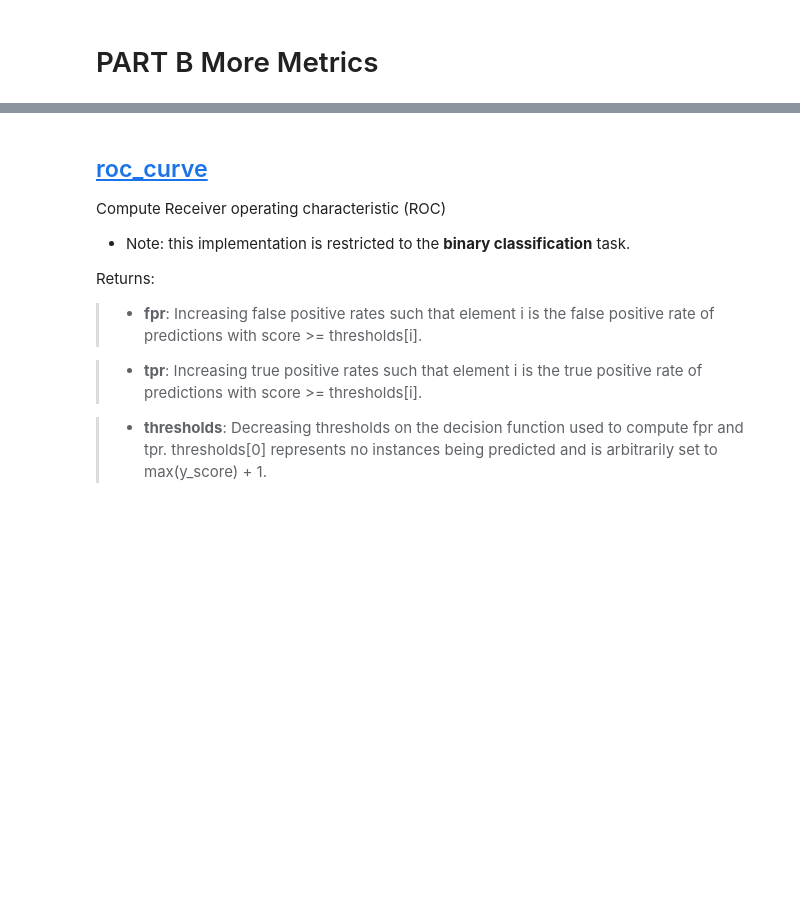
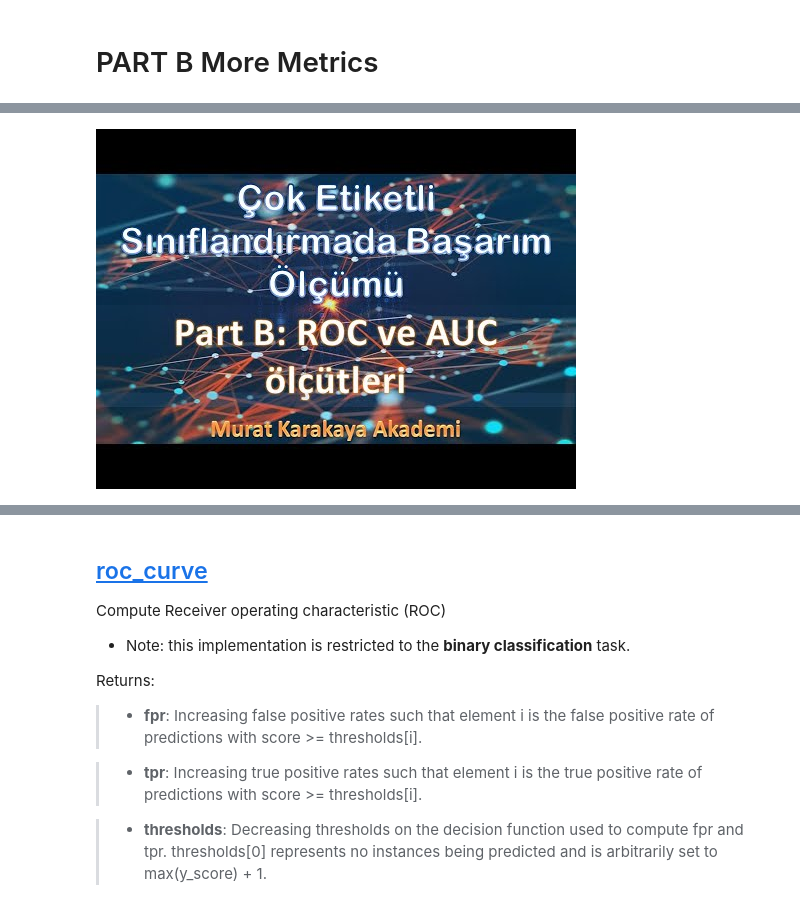
Before and after one commit to kmkarakaya/Deep-Learning-Tutorials, a Jupyter notebook: Multi_Label_Model_Evaulation.ipynb, the cells around one changed output, grey strips where cells are left out. Cells and saved outputs as stored; diff of their text form; code cells hidden in the pictures; blank space fills up the shorter version.

```diff
--- a/Multi_Label_Model_Evaulation.ipynb
+++ b/Multi_Label_Model_Evaulation.ipynb
@@ -584,3 +591,9 @@ weighted avg       0.67      0.50      0.56         6
+# %%
+#@title You can watch this notebook (in Turkish) on YouTube!
+from IPython.lib.display import YouTubeVideo
+YouTubeVideo('KIQ_27Y0I1c')
+# %% [output]
+[figure, added]
 # %% [markdown]
 # [Receiver operating characteristic (ROC) ](https://scikit-learn.org/stable/modules/model_evaluation.html#receiver-operating-characteristic-roc)
 
```
Also changed, not shown: parts of 1 cell of this notebook.
